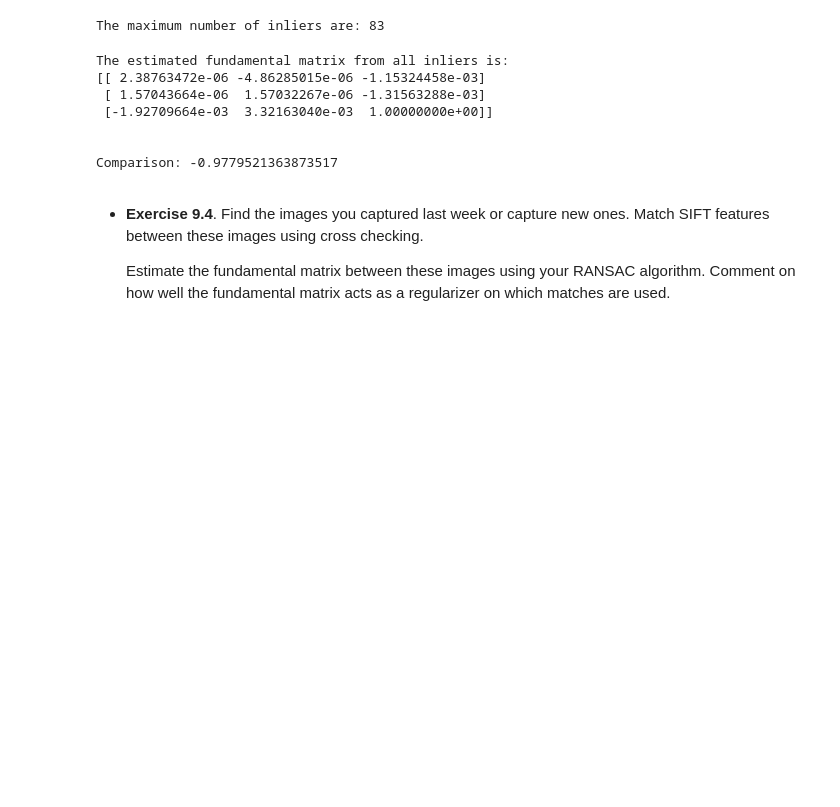
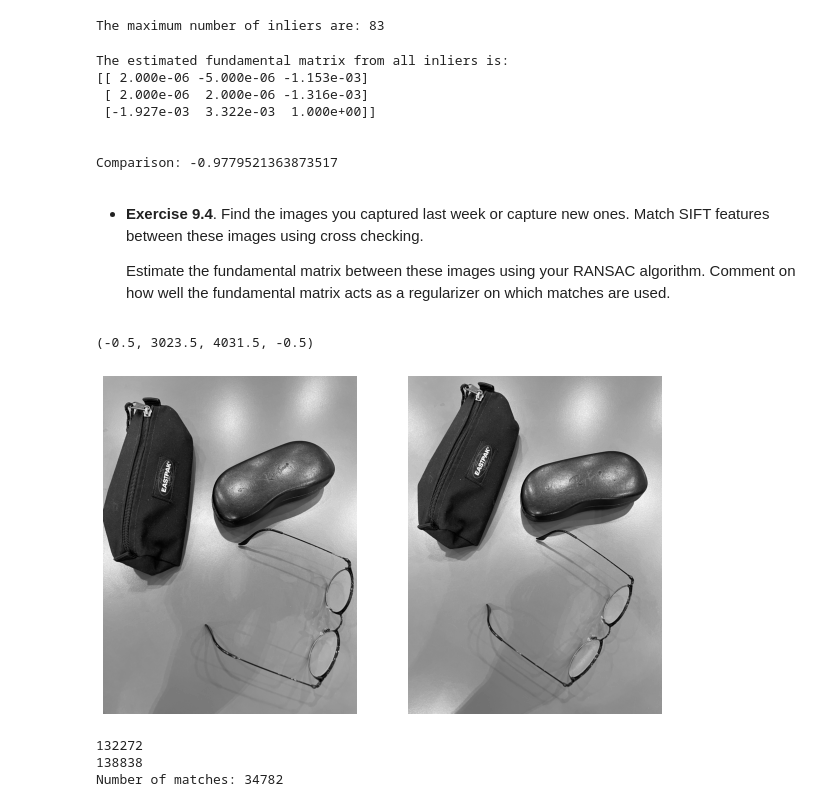
Before and after one commit to AlexAbades/CompVision, a Jupyter notebook: Computer-vision/Anna/Week9_CV.ipynb, the cells around one changed output. Saved outputs shown, nothing was run; the diff lists cells and outputs as text; code cells hidden in the pictures; blank space fills up the shorter version.

```diff
--- a/Computer-vision/Anna/Week9_CV.ipynb
+++ b/Computer-vision/Anna/Week9_CV.ipynb
@@ -316,16 +354,16 @@ def Fest_all_inliers(best_inliers1,best_inliers2):
 # %%
 F=Fest_all_inliers(best_inliers1,best_inliers2)
 print('The estimated fundamental matrix from all inliers is:')
-print(F)
+print(np.round(F,6))
 print('\n')
 
 comp=(F*Ftrue).sum() / (np.linalg.norm(F)*np.linalg.norm(Ftrue))
 print('Comparison:',comp)
 # %% [output]
 The estimated fundamental matrix from all inliers is:
-[[ 2.38763472e-06 -4.86285015e-06 -1.15324458e-03]
- [ 1.57043664e-06  1.57032267e-06 -1.31563288e-03]
- [-1.92709664e-03  3.32163040e-03  1.00000000e+00]]
+[[ 2.000e-06 -5.000e-06 -1.153e-03]
+ [ 2.000e-06  2.000e-06 -1.316e-03]
+ [-1.927e-03  3.322e-03  1.000e+00]]
 
 
 Comparison: -0.9779521363873517
@@ -333,3 +371,38 @@ Comparison: -0.9779521363873517
 - **Exercise 9.4**. Find the images you captured last week or capture new ones. Match SIFT features between these images using cross checking.
 
     Estimate the fundamental matrix between these images using your RANSAC algorithm. Comment on how well the fundamental matrix acts as a regularizer on which matches are used.
+# %%
+image1 = cv2.imread("IMG_5891.JPG")
+Cimg1 = cv2.cvtColor(image1, cv2.COLOR_BGR2GRAY)
+image2 = cv2.imread("IMG_5892.JPG")
+Cimg2 = cv2.cvtColor(image2, cv2.COLOR_BGR2GRAY)
+
+#cv2.COLOR_BGR2RG
+fig, (ax1, ax2) = plt.subplots(1, 2,figsize=(10,7))
+ax1.imshow(Cimg1,cmap='gray');
+ax1.axis('off')
+ax2.imshow(Cimg2,cmap='gray');
+ax2.axis('off')
+# %% [output]
+(-0.5, 3023.5, 4031.5, -0.5)
+[figure, added]
+# %%
+# Initiate SIFT detector
+sift = cv2.SIFT_create()
+
+# find the keypoints and descriptors with SIFT
+kp1, des1 = sift.detectAndCompute(Cimg1,None)
+kp2, des2 = sift.detectAndCompute(Cimg2,None)
+
+print(len(des1))
+print(len(des2))
+
+# BFMatcher with default params
+bf = cv2.BFMatcher(crossCheck=True)
+matches = bf.match(des1,des2)
+
+print('Number of matches:',len(matches))
+# %% [output]
+132272
+138838
+Number of matches: 34782
```
Also changed, not shown: parts of 13 cells of this notebook, 7 other files.
